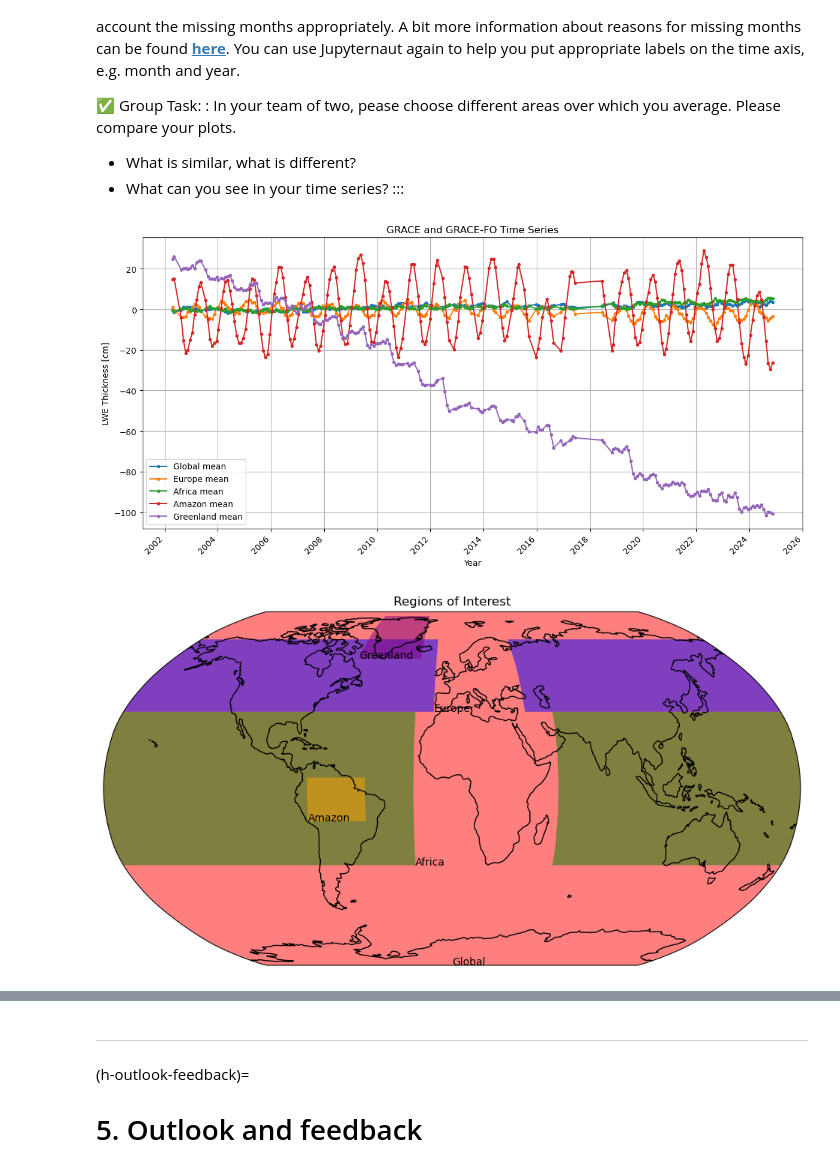
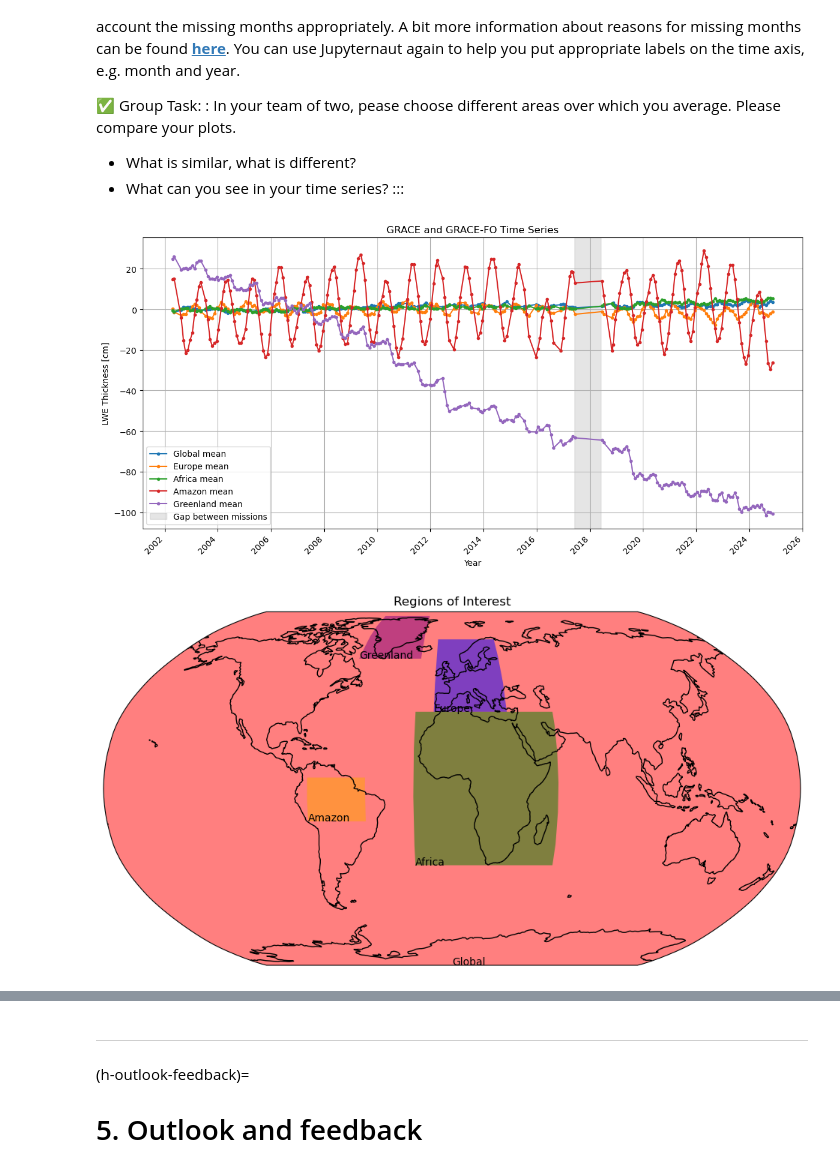
Before and after one commit to faehdy/Space_Data_Kernel, a Jupyter notebook: Grace_1.ipynb, the cells around one changed output, grey strips where cells are left out. Cells and saved outputs as stored; diff of their text form; code cells hidden in the pictures.

```diff
--- a/Grace_1.ipynb
+++ b/Grace_1.ipynb
@@ -538,8 +567,8 @@ regions_df = pd.DataFrame({
     'name': ['Global', 'Europe', 'Africa', 'Amazon', 'Greenland'],
     'lat_min': [-90, 35, -35, -15, 60],
     'lat_max': [90, 70, 35, 5, 85],
-    'lon_min': [0, 350, 340, -75, -60],
-    'lon_max': [379.99, 40, 55, -45, -20]
+    'lon_min': [0, -10, -20, -75, -60],
+    'lon_max': [379.99, 30, 55, -45, -20]
 })
 
 # Calculate mean values for each region
@@ -562,36 +591,35 @@ fig, ax = plt.subplots(figsize=(12, 6))
 for region, data in mean_values.items():
     ax.plot(dates, data, '.-', label=f'{region} mean')
 
-#TODO add a colorbar at the time between Grace and Grace-FO
 # Add grey zone between GRACE and GRACE-FO missions
 grace_end = datetime(2017, 6, 1)  # End of GRACE mission
 gracefo_start = datetime(2018, 6, 1)  # Start of GRACE-FO mission
 ax.axvspan(grace_end, gracefo_start, color='grey', alpha=0.2, label='Gap between missions')
 
 
 # Format x-axis to show years nicely
 ax.xaxis.set_major_locator(mdates.YearLocator(2))  # Show every 2 years
 ax.xaxis.set_major_formatter(mdates.DateFormatter('%Y'))
 
 # Rotate and align the tick labels so they look better
 plt.setp(ax.get_xticklabels(), rotation=45, ha='right')
 
 # Add labels and title
 ax.set_xlabel('Year')
 ax.set_ylabel('LWE Thickness [cm]')
 ax.set_title('GRACE and GRACE-FO Time Series')
 ax.grid(True)
 
 # Add legend
 ax.legend()
 
 # Adjust layout to prevent label cutoff
 plt.tight_layout()
 
 plt.show()
 # %% [output]
-[figure, old version]
+[figure, new version]
 # %%
 plot_areas_on_map(regions_df, 'Regions of Interest')
 # %% [output]
-[figure, old version]
+[figure, new version]
```
Also changed, not shown: parts of 5 cells of this notebook.
